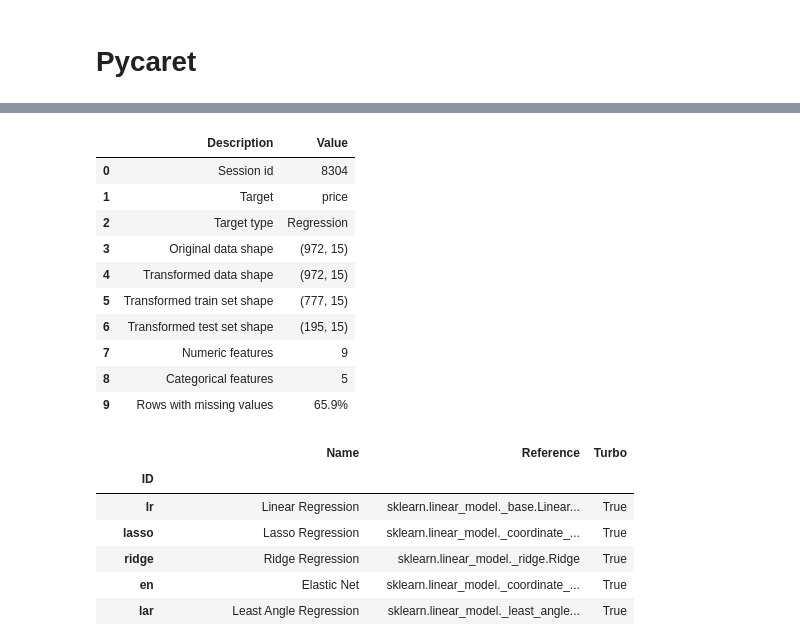
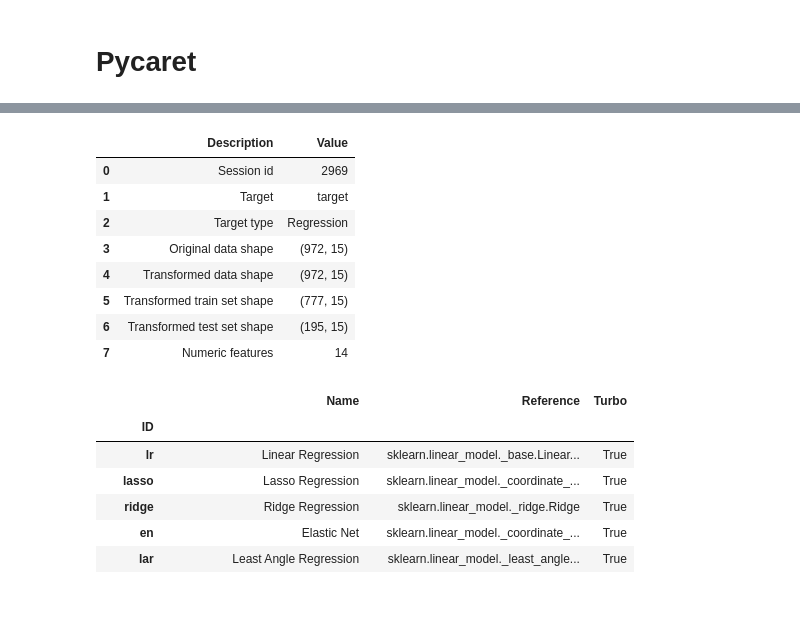
Before and after one commit to yuvraaj2002/AI_Projects, a Jupyter notebook: Smartphone_Price_Prediction/Code.ipynb, the cells around one changed output, grey strips where cells are left out. Cells and saved outputs as stored; diff of their text form; code cells hidden in the pictures; blank space fills up the shorter version.

```diff
--- a/Smartphone_Price_Prediction/Code.ipynb
+++ b/Smartphone_Price_Prediction/Code.ipynb
@@ -361,16 +361,16 @@ str.split()
 # %% [output]
 ['OnePlus', '11', '5G']
 # %%
-# # Let's extract only the brand of the smartphone
-# for i in range(len(df)):
-#     item = df.loc[i,'model']
-#     df.loc[i,'model'] = item.split()[0]
+# Let's extract only the brand of the smartphone
+for i in range(len(df)):
+    item = df.loc[i,'model']
+    df.loc[i,'model'] = item.split()[0]
 
-# # Renaming the column
-# df.rename(columns={'model': 'brand'}, inplace=True)
+# Renaming the column
+df.rename(columns={'model': 'brand'}, inplace=True)
 
-# # fixing some incorrect values
-# df.loc[df['brand'] == 'Oppo','brand'] = 'OPPO'
+# fixing some incorrect values
+df.loc[df['brand'] == 'Oppo','brand'] = 'OPPO'
 # %% [markdown]
 # Data processsing
 
@@ -612,19 +605,17 @@ Output = df['price']
 
 Input = pipe.transform(Input)
 # %%
-pycaret_set = setup(data = Input,target = Output,train_size = 0.8,preprocess=False)
+pycaret_set = setup(data = Input,target = Output.values,train_size = 0.8,preprocess=False)
 # %% [output]
 |  | Description | Value |
-| 0 | Session id | 8304 |
-| 1 | Target | price |
+| 0 | Session id | 2969 |
+| 1 | Target | target |
 | 2 | Target type | Regression |
 | 3 | Original data shape | (972, 15) |
 | 4 | Transformed data shape | (972, 15) |
 | 5 | Transformed train set shape | (777, 15) |
 | 6 | Transformed test set shape | (195, 15) |
-| 7 | Numeric features | 9 |
-| 8 | Categorical features | 5 |
-| 9 | Rows with missing values | 65.9% |
+| 7 | Numeric features | 14 |
 # %%
 # All the models
 models()
```
Also changed, not shown: parts of 10 cells of this notebook.
